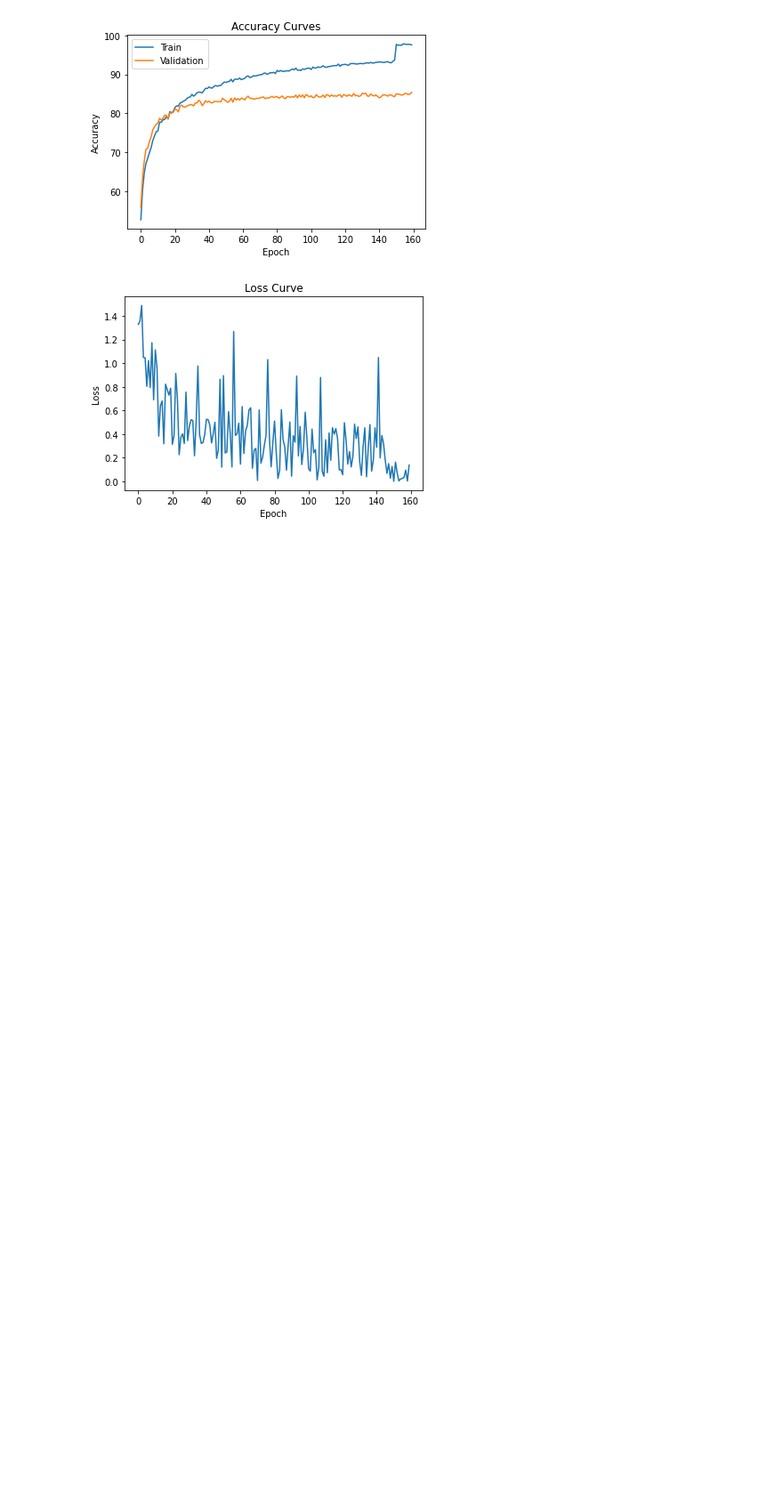
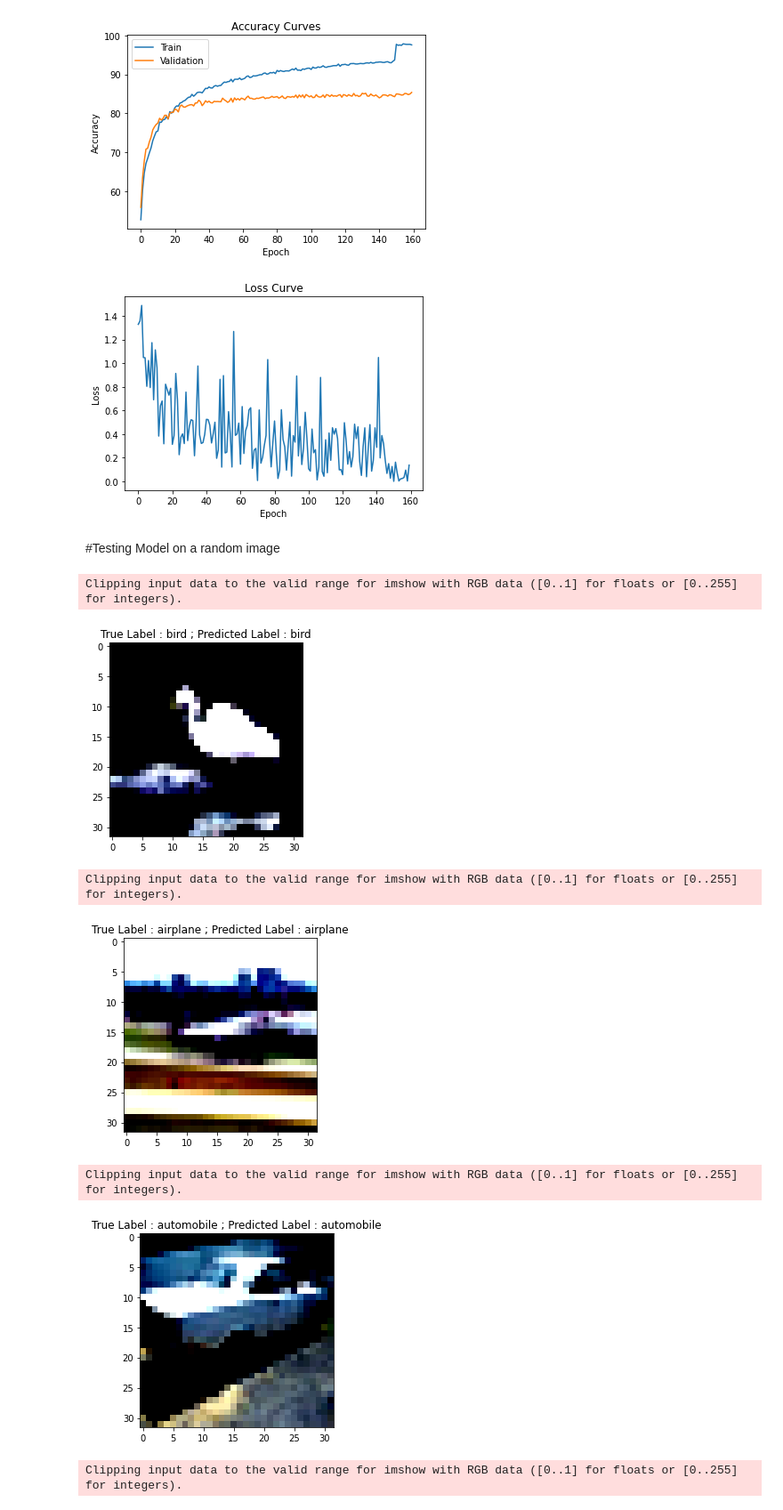
Before and after one commit to sagar9926/MTech_Atificial_Intelligence, a Jupyter notebook: ML1/Fractal3_Assignment/Major_Project.ipynb, the cells around one changed output. Shown at 89% size. Cells and saved outputs as stored; diff of their text form; code cells hidden in the pictures; blank space fills up the shorter version.

```diff
--- a/ML1/Fractal3_Assignment/Major_Project.ipynb
+++ b/ML1/Fractal3_Assignment/Major_Project.ipynb
@@ -399,3 +399,25 @@ plt.ylabel("Loss")
 plt.show()
 # %% [output]
 [figure]
+# %% [markdown]
+#Testing Model on a random image
+# %%
+testloader = torch.utils.data.DataLoader(testset, batch_size = 4, shuffle=True)
+for data in testloader:
+  image , label = data
+  break
+# %%
+
+for img , label in zip(image , label):
+  _,prediction = torch.max(net(img.unsqueeze(0)).data,1)
+  plt.imshow(img.permute(1,2,0))
+  plt.title(f"True Label : {trainset.classes[label.item()]} ; Predicted Label : {trainset.classes[prediction]}")
+  plt.show()
+# %% [output]
+Clipping input data to the valid range for imshow with RGB data ([0..1] for floats or [0..255] for integers).
+[figure, added]
+Clipping input data to the valid range for imshow with RGB data ([0..1] for floats or [0..255] for integers).
+[figure, added]
+Clipping input data to the valid range for imshow with RGB data ([0..1] for floats or [0..255] for integers).
+[figure, added]
+Clipping input data to the valid range for imshow with RGB data ([0..1] for floats or [0..255] for integers).
```
Also changed, not shown: parts of 4 cells of this notebook.
